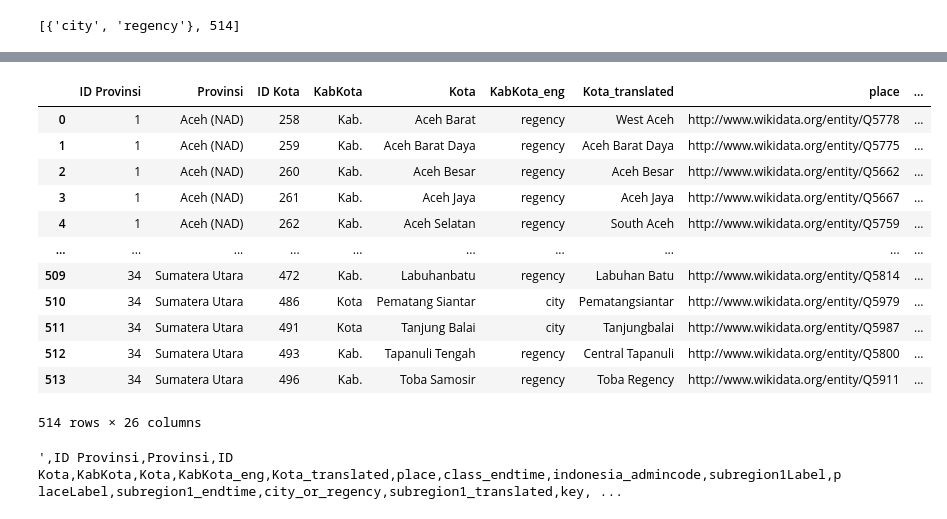
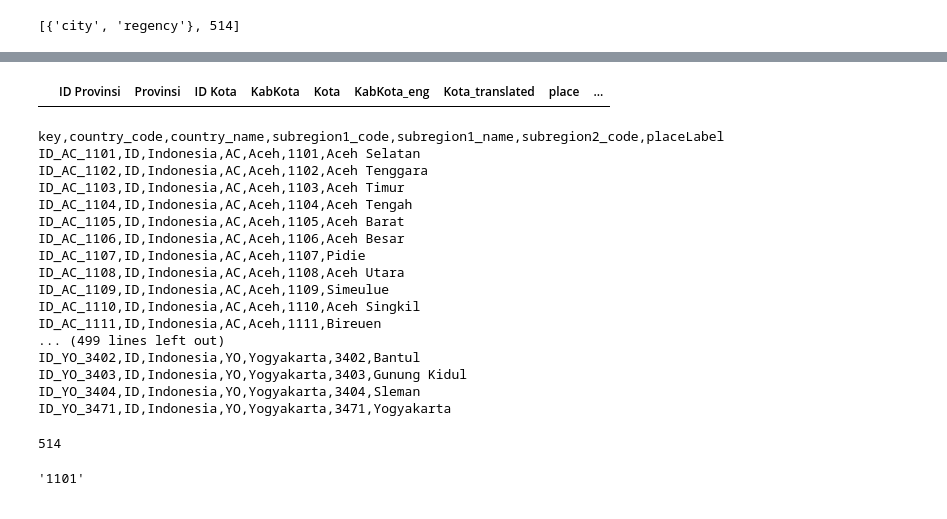
Before and after one commit to dhan16/colabs, a Jupyter notebook: covid19opendata/WikiData.ipynb, the cells around one changed output, grey strips where cells are left out. Drawn from its saved outputs; the diff is of its cells as text; code cells hidden in the pictures.

Commit message:
print in metadata format

```diff
--- a/covid19opendata/WikiData.ipynb
+++ b/covid19opendata/WikiData.ipynb
@@ -256,26 +242,48 @@ df
 # %%
 # merge with meta
 df['subregion1_translated'] = df.apply(lambda r: translate_wiki_subregion_to_metadata(r.subregion1Label), axis=1)
 df = df.merge(meta, how='left', left_on=['subregion1_translated'], right_on=['subregion1_name'])
 missing = df[df['subregion1_name'].isnull()]
 missing
 # len(missing)
-df
+# df
 # %% [output]
 |  | ID Provinsi | Provinsi | ID Kota | KabKota | Kota | KabKota_eng | Kota_translated | place | ... |
-| 0 | 1 | Aceh (NAD) | 258 | Kab. | Aceh Barat | regency | West Aceh | http://www.wikidata.org/entity/Q5778 | ... |
-| 1 | 1 | Aceh (NAD) | 259 | Kab. | Aceh Barat Daya | regency | Aceh Barat Daya | http://www.wikidata.org/entity/Q5775 | ... |
-| 2 | 1 | Aceh (NAD) | 260 | Kab. | Aceh Besar | regency | Aceh Besar | http://www.wikidata.org/entity/Q5662 | ... |
-| 3 | 1 | Aceh (NAD) | 261 | Kab. | Aceh Jaya | regency | Aceh Jaya | http://www.wikidata.org/entity/Q5667 | ... |
-| 4 | 1 | Aceh (NAD) | 262 | Kab. | Aceh Selatan | regency | South Aceh | http://www.wikidata.org/entity/Q5759 | ... |
-| ... | ... | ... | ... | ... | ... | ... | ... | ... | ... |
-| 509 | 34 | Sumatera Utara | 472 | Kab. | Labuhanbatu | regency | Labuhan Batu | http://www.wikidata.org/entity/Q5814 | ... |
-| 510 | 34 | Sumatera Utara | 486 | Kota | Pematang Siantar | city | Pematangsiantar | http://www.wikidata.org/entity/Q5979 | ... |
-| 511 | 34 | Sumatera Utara | 491 | Kota | Tanjung Balai | city | Tanjungbalai | http://www.wikidata.org/entity/Q5987 | ... |
-| 512 | 34 | Sumatera Utara | 493 | Kab. | Tapanuli Tengah | regency | Central Tapanuli | http://www.wikidata.org/entity/Q5800 | ... |
-| 513 | 34 | Sumatera Utara | 496 | Kab. | Toba Samosir | regency | Toba Regency | http://www.wikidata.org/entity/Q5911 | ... |
-514 rows × 26 columns
-# %%
-df.to_csv(line_terminator='\n')
-# %% [output]
-',ID Provinsi,Provinsi,ID Kota,KabKota,Kota,KabKota_eng,Kota_translated,place,class_endtime,indonesia_admincode,subregion1Label,placeLabel,subregion1_endtime,city_or_regency,subregion1_translated,key, ...
+# %%
+df['country_code'] = 'ID'
+df['country_name'] = 'Indonesia'
+df['subregion2_code'] = df.apply(lambda r: r.indonesia_admincode.replace('.', ''), axis=1)
+df['key'] = df.apply(lambda r: 'ID_' + r.subregion1_code + '_' + r.subregion2_code, axis=1)
+
+df = df.sort_values(by=['key'])
+cols = ['key', 'country_code', 'country_name', 'subregion1_code', 'subregion1_name', 'subregion2_code', 'placeLabel']
+
+print(df[cols].to_csv(index=False))
+# %% [output]
+key,country_code,country_name,subregion1_code,subregion1_name,subregion2_code,placeLabel
+ID_AC_1101,ID,Indonesia,AC,Aceh,1101,Aceh Selatan
+ID_AC_1102,ID,Indonesia,AC,Aceh,1102,Aceh Tenggara
+ID_AC_1103,ID,Indonesia,AC,Aceh,1103,Aceh Timur
+ID_AC_1104,ID,Indonesia,AC,Aceh,1104,Aceh Tengah
+ID_AC_1105,ID,Indonesia,AC,Aceh,1105,Aceh Barat
+ID_AC_1106,ID,Indonesia,AC,Aceh,1106,Aceh Besar
+ID_AC_1107,ID,Indonesia,AC,Aceh,1107,Pidie
+ID_AC_1108,ID,Indonesia,AC,Aceh,1108,Aceh Utara
+ID_AC_1109,ID,Indonesia,AC,Aceh,1109,Simeulue
+ID_AC_1110,ID,Indonesia,AC,Aceh,1110,Aceh Singkil
+ID_AC_1111,ID,Indonesia,AC,Aceh,1111,Bireuen
+... (499 lines left out)
+ID_YO_3402,ID,Indonesia,YO,Yogyakarta,3402,Bantul
+ID_YO_3403,ID,Indonesia,YO,Yogyakarta,3403,Gunung Kidul
+ID_YO_3404,ID,Indonesia,YO,Yogyakarta,3404,Sleman
+ID_YO_3471,ID,Indonesia,YO,Yogyakarta,3471,Yogyakarta
+# %%
+len(df)
+# %% [output]
+514
+# %%
+indonesia_admincode = '11.01'
+indonesia_admincode = indonesia_admincode.replace('.', '')
+indonesia_admincode
+# %% [output]
+'1101'
```
Also changed, not shown: parts of 1 cell of this notebook.
